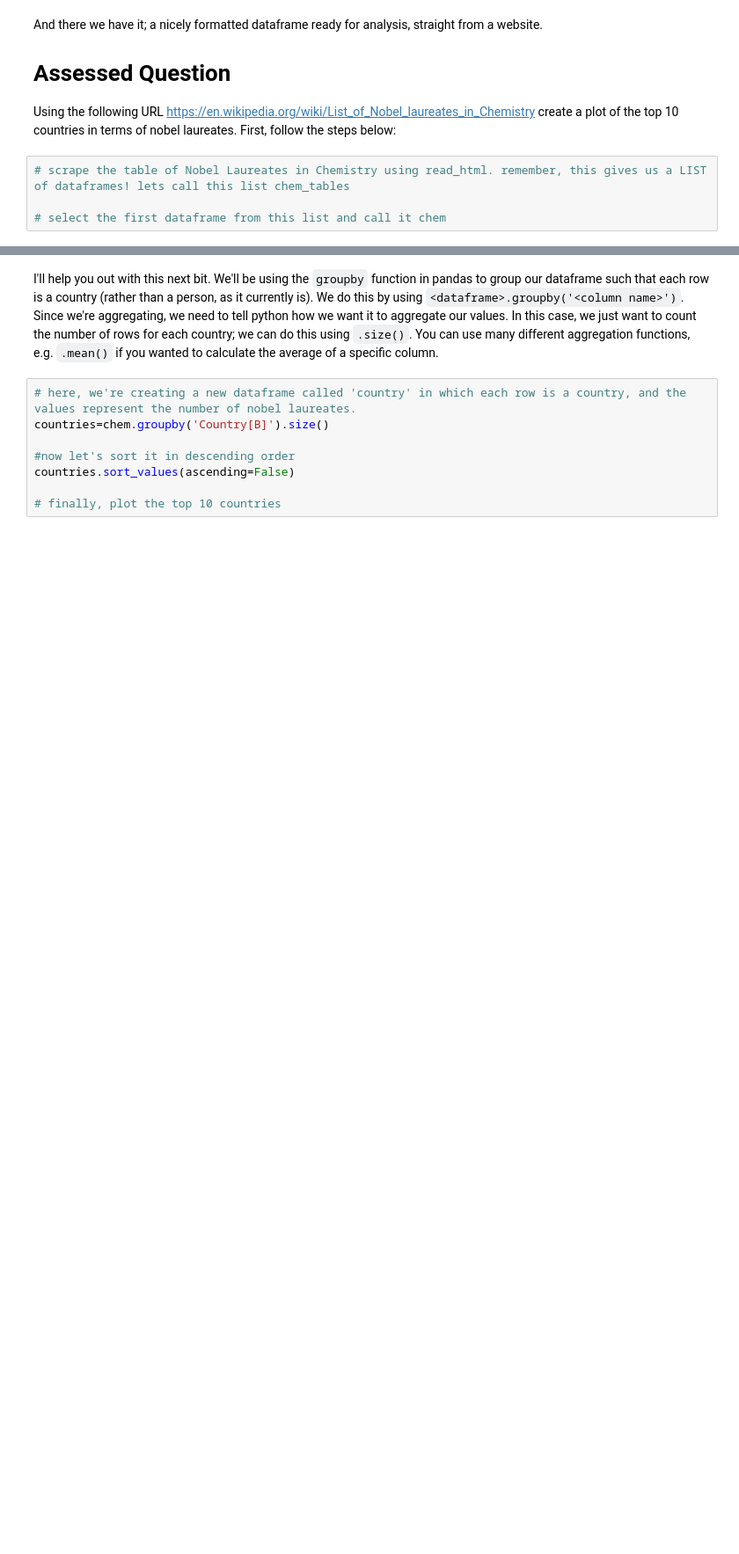
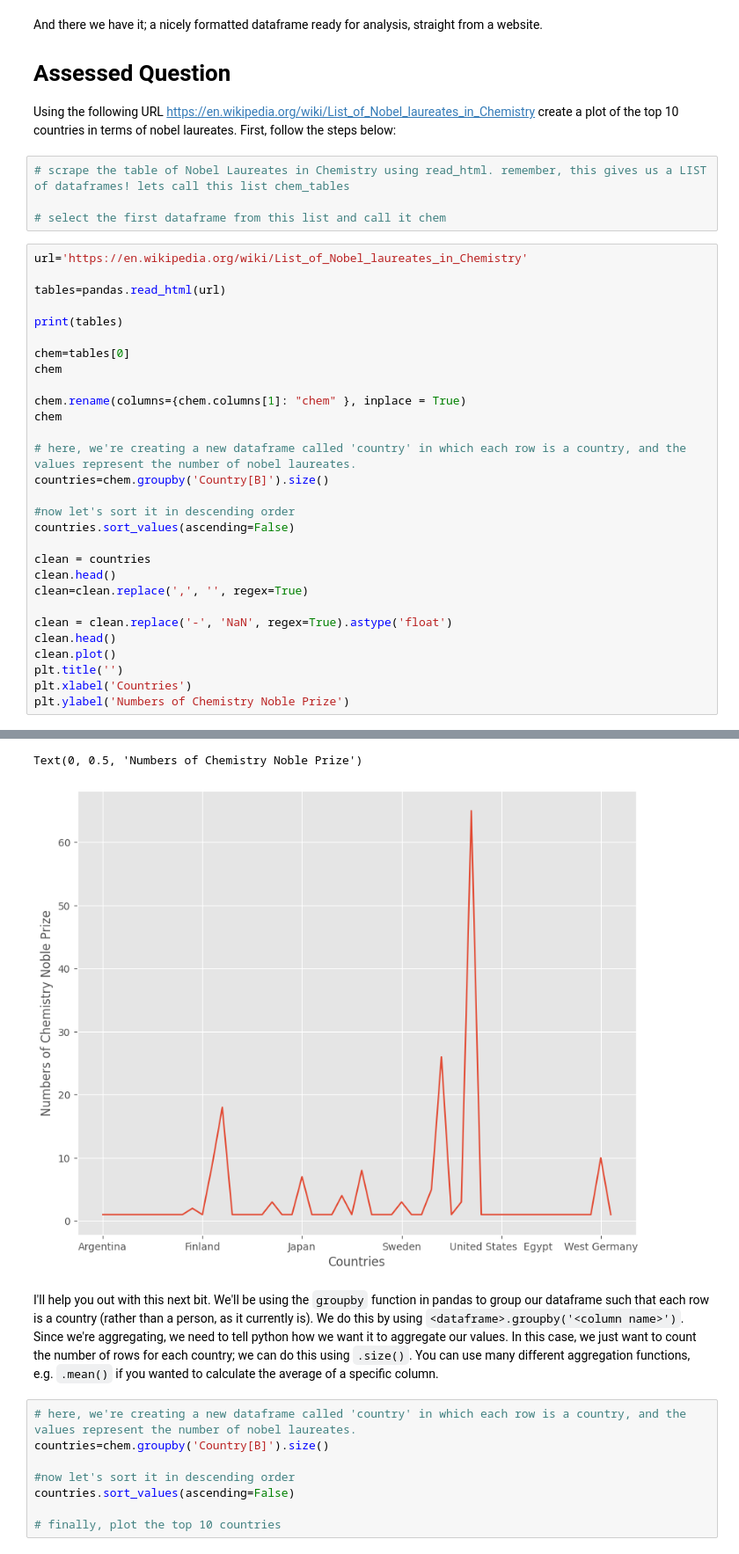
Before and after one commit to XuanjingWang/QM2, a Jupyter notebook: notebooks/W02. Pandas.ipynb, the cells around one changed output, grey strips where cells are left out. Shown at 88% size. Cells and saved outputs as stored; diff of their text form; blank space fills up the shorter version.

```diff
--- a/notebooks/W02. Pandas.ipynb
+++ b/notebooks/W02. Pandas.ipynb
@@ -398,3 +510,33 @@ Using the following URL https://en.wikipedia.org/wiki/List_of_Nobel_laureates_in
 # scrape the table of Nobel Laureates in Chemistry using read_html. remember, this gives us a LIST of dataframes! lets call this list chem_tables
 
 # select the first dataframe from this list and call it chem
+# %%
+url='https://en.wikipedia.org/wiki/List_of_Nobel_laureates_in_Chemistry'
+
+tables=pandas.read_html(url)
+
+print(tables)
+
+chem=tables[0]
+chem
+
+chem.rename(columns={chem.columns[1]: "chem" }, inplace = True)
+chem
+
+# here, we're creating a new dataframe called 'country' in which each row is a country, and the values represent the number of nobel laureates.
+countries=chem.groupby('Country[B]').size()
+
+#now let's sort it in descending order
+countries.sort_values(ascending=False)
+
+clean = countries
+clean.head()
+clean=clean.replace(',', '', regex=True)
+
+clean = clean.replace('-', 'NaN', regex=True).astype('float')
+clean.head()
+clean.plot()
+plt.title('')
+plt.xlabel('Countries')
+plt.ylabel('Numbers of Chemistry Noble Prize')
+# %% [output]
@@ -401,3 +560,5 @@ Using the following URL https://en.wikipedia.org/wiki/List_of_Nobel_laureates_in
+Text(0, 0.5, 'Numbers of Chemistry Noble Prize')
+[figure, added]
 # %% [markdown]
 I'll help you out with this next bit. We'll be using the `groupby` function in pandas to group our dataframe such that each row is a country (rather than a person, as it currently is). We do this by using `<dataframe>.groupby('<column name>')`. Since we're aggregating, we need to tell python how we want it to aggregate our values. In this case, we just want to count the number of rows for each country; we can do this using `.size()`. You can use many different aggregation functions, e.g. `.mean()` if you wanted to calculate the average of a specific column.
 # %%
```
Also changed, not shown: parts of 22 cells of this notebook.
